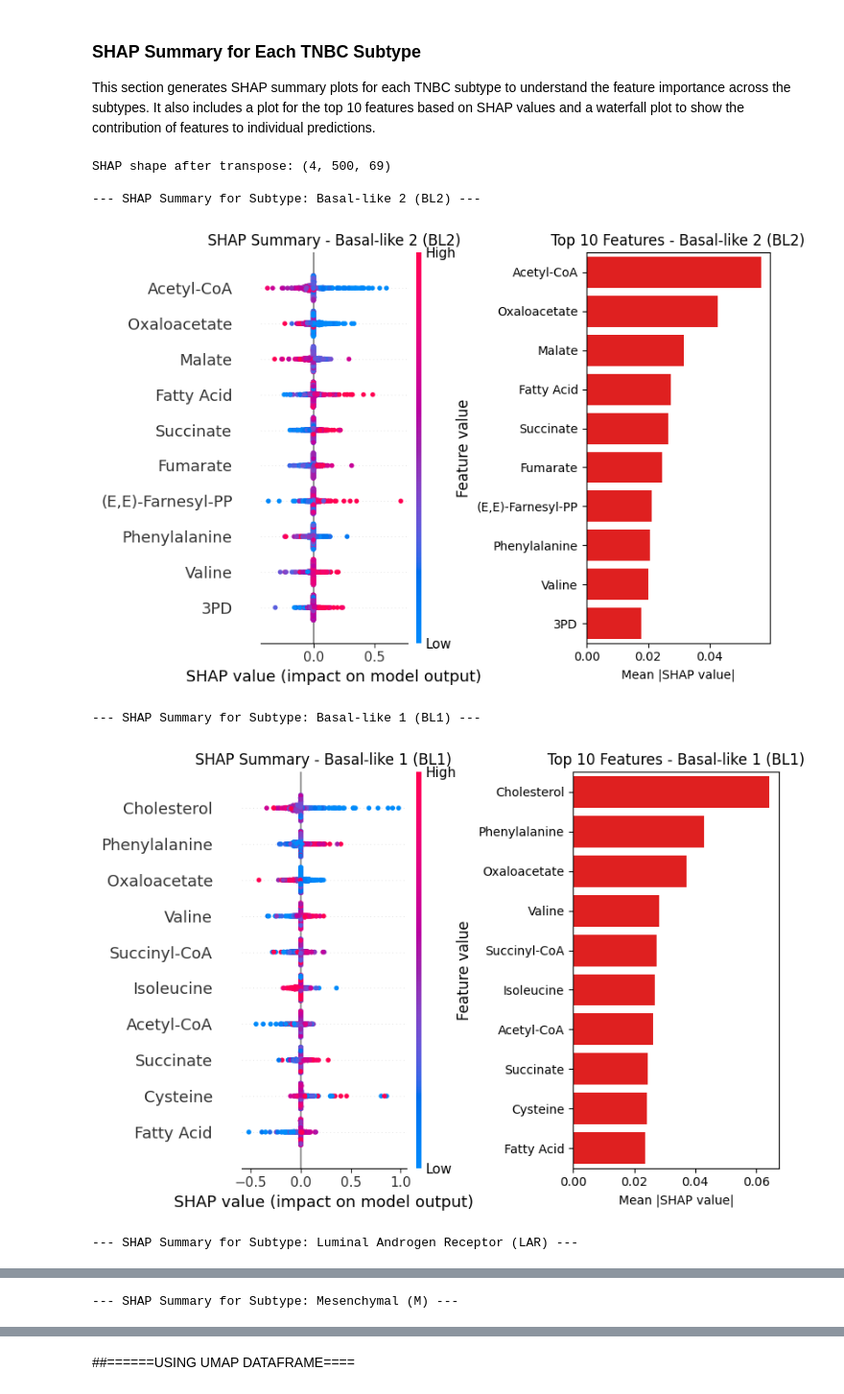
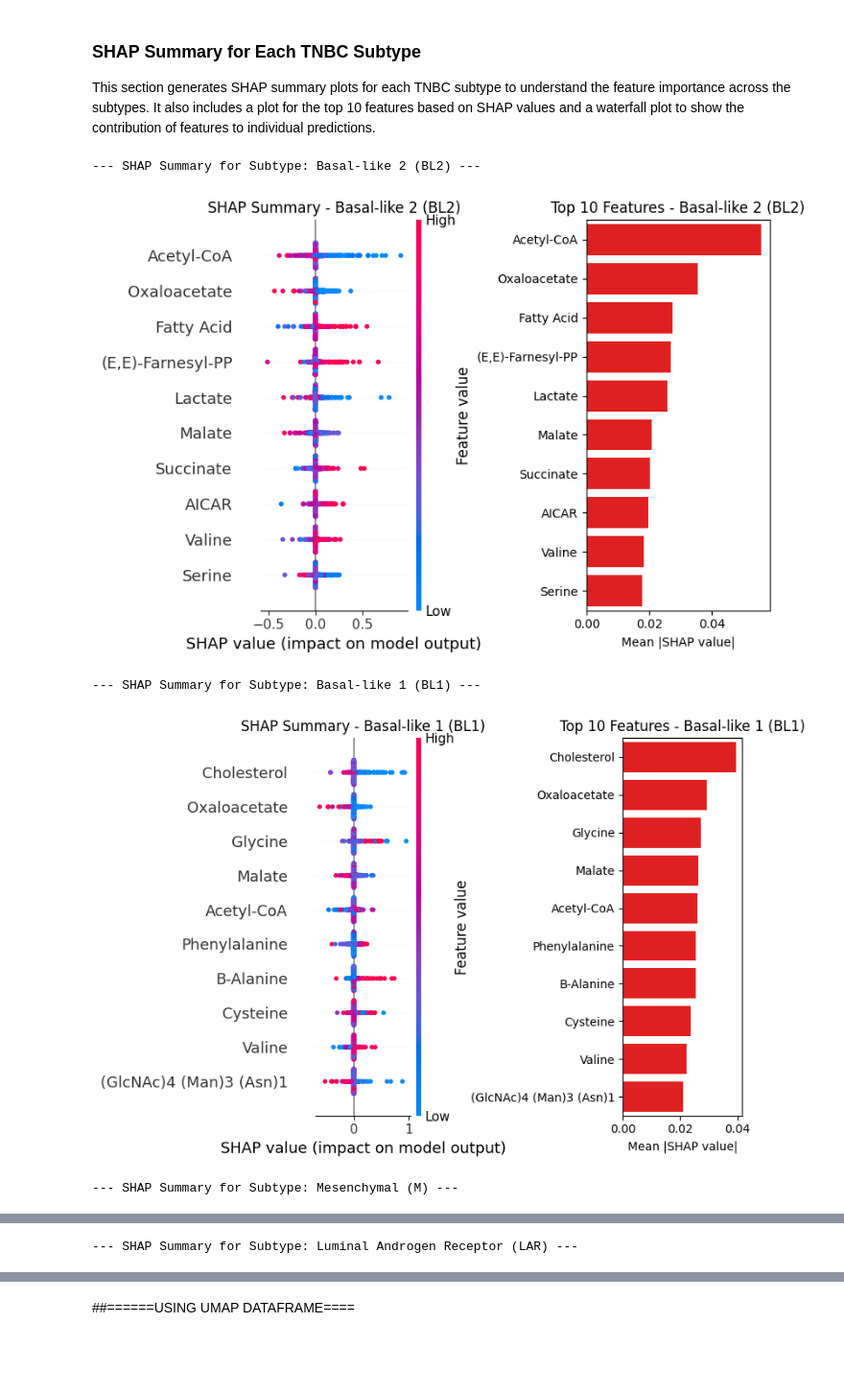
Before and after one commit to idealoladipupo/TNBC_PREDICTIONS_, a Jupyter notebook: Rest_CNN_MODEL_M.ipynb, the cells around one changed output, grey strips where cells are left out. Shown at 96% size. Saved outputs shown, nothing was run; the diff lists cells and outputs as text; code cells hidden in the pictures; blank space fills up the shorter version.

Commit message:
updated for shap

```diff
--- a/Rest_CNN_MODEL_M.ipynb
+++ b/Rest_CNN_MODEL_M.ipynb
@@ -400,56 +358,42 @@ shap_values = explainer.shap_values(X_shap_reshaped, nsamples=100)
 ### SHAP Summary for Each TNBC Subtype
 This section generates SHAP summary plots for each TNBC subtype to understand the feature importance across the subtypes. It also includes a plot for the top 10 features based on SHAP values and a waterfall plot to show the contribution of features to individual predictions.
 # %%
-# ==================== Fix feature_names (exclude target) ====================
-feature_names = df.drop(columns=["TNBC_Subtype"]).columns.tolist() # Should be 69
-
-# ==================== Fix X_shap input ====================
-X_shap_fixed = X_shap[:500].reshape(500, 69)
-
-# ==================== Get the actual subtype names from the dataset ====================
-subtype_names = df['TNBC_Subtype'].unique()  # Get unique TNBC subtypes from your dataset
-
-# ==================== Transpose SHAP values ====================
-shap_values = np.transpose(shap_values, (2, 0, 1))  # Now shape = (classes, samples, features)
-print("SHAP shape after transpose:", shap_values.shape)
-
-# ==================== Loop over each subtype ====================
+# ==================== Loop over each Subtype for SHAP Summary and Feature Importance ====================
 for i, subtype in enumerate(subtype_names):
     print(f"\n--- SHAP Summary for Subtype: {subtype} ---")
 
-    # Compute the mean absolute SHAP value for ranking the features
-    mean_shap = np.mean(np.abs(shap_values[i]), axis=0)
+    # Compute the mean absolute SHAP value for ranking the features (for this specific subtype)
+    shap_vals_subtype = shap_values[i]  # shape: (samples, features)
+    mean_shap_subtype = np.mean(np.abs(shap_vals_subtype), axis=0)
 
-    # Get indices for the top 10 features
-    top_indices = np.argsort(mean_shap)[-10:][::-1]
+    # Get indices for the top 10 features for this subtype
+    top_indices_subtype = np.argsort(mean_shap_subtype)[-10:][::-1]
 
     # Filter SHAP values and features for top 10
-    shap_values_top = shap_values[i][:, top_indices]
-    X_test_top = X_shap_fixed[:, top_indices]
-    top_feature_names = np.array(feature_names)[top_indices]
+    shap_values_top_subtype = shap_vals_subtype[:, top_indices_subtype]
+    X_test_top_subtype = X_shap_reshaped[:, top_indices_subtype]
+    top_feature_names_subtype = np.array(feature_names)[top_indices_subtype]
 
-    # ==================== Plot SHAP Summary and Feature Importance ====================
+    # ==================== Plot SHAP Summary and Feature Importance for Subtype ====================
     plt.figure(figsize=(14, 6))
 
     # SHAP Summary Plot for top 10 features (left)
-    plt.subplot(1, 2, 1)
-    shap.summary_plot(shap_values_top, X_test_top, feature_names=top_feature_names, plot_type='dot', show=False)
+    plt.subplot(1, 2, 1)  # 1 row, 2 columns, first subplot
+    shap.summary_plot(shap_values_top_subtype, X_test_top_subtype, feature_names=top_feature_names_subtype, plot_type='dot', show=False)
     plt.title(f"SHAP Summary - {subtype}")
 
     # Red bar plot of top 10 features (right)
-    plt.subplot(1, 2, 2)
-    top_importances = mean_shap[top_indices]
-    sns.barplot(x=top_importances, y=top_feature_names, color='red')
+    plt.subplot(1, 2, 2)  # 1 row, 2 columns, second subplot
+    top_importances_subtype = mean_shap_subtype[top_indices_subtype]
+    sns.barplot(x=top_importances_subtype, y=top_feature_names_subtype, color='red')
     plt.title(f"Top 10 Features - {subtype}")
     plt.xlabel("Mean |SHAP value|")
 
     plt.tight_layout()
     plt.show()
 # %% [output]
-SHAP shape after transpose: (4, 500, 69)
-
 --- SHAP Summary for Subtype: Basal-like 2 (BL2) ---
-[figure, old version]
+[figure, new version]
 --- SHAP Summary for Subtype: Basal-like 1 (BL1) ---
-[figure, old version]
+[figure, new version]
---- SHAP Summary for Subtype: Luminal Androgen Receptor (LAR) ---
+--- SHAP Summary for Subtype: Mesenchymal (M) ---
@@ -457 +401 @@ SHAP shape after transpose: (4, 500, 69)
---- SHAP Summary for Subtype: Mesenchymal (M) ---
+--- SHAP Summary for Subtype: Luminal Androgen Receptor (LAR) ---
```
Also changed, not shown: parts of 19 cells of this notebook.
